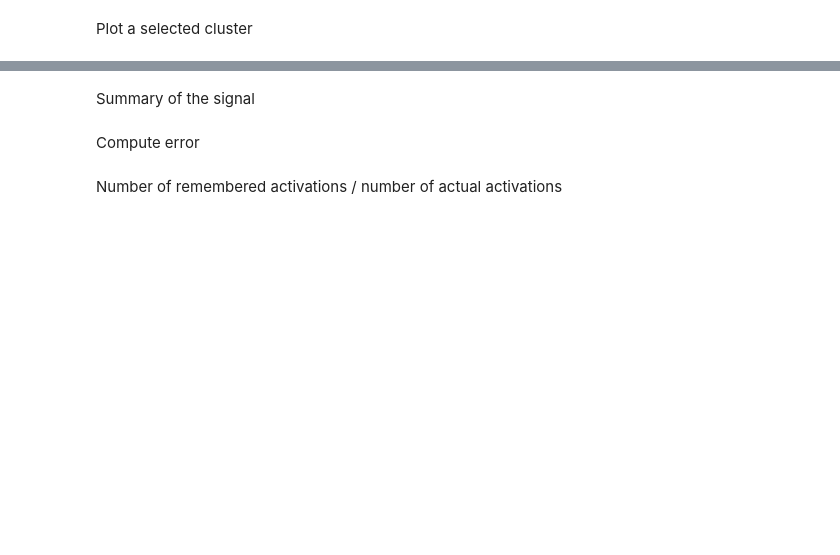
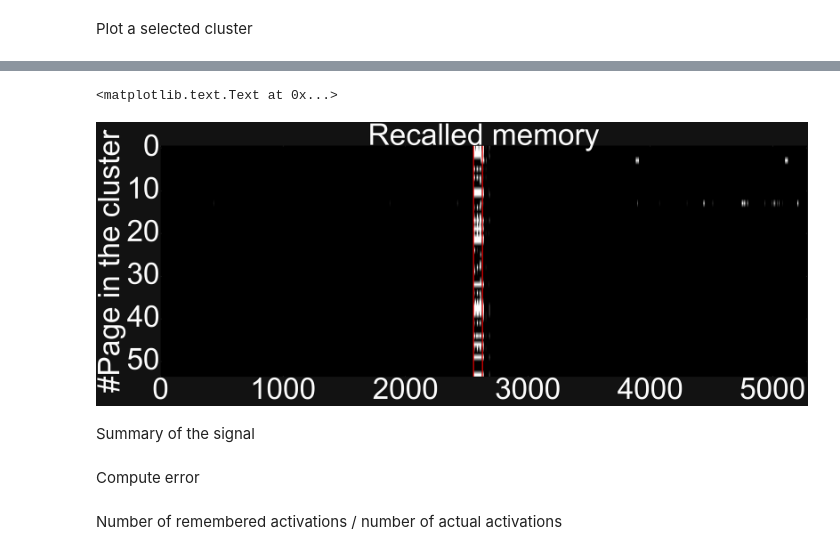
Before and after one commit to mizvol/WikiBrain, a Jupyter notebook: ipython/Memory experiments/Mute.ipynb, the cells around one changed output, grey strips where cells are left out. Drawn from its saved outputs; the diff is of its cells as text; code cells hidden in the pictures; blank space fills up the shorter version.

```diff
--- a/ipython/Memory experiments/Mute.ipynb
+++ b/ipython/Memory experiments/Mute.ipynb
@@ -373,0 +430,17 @@ fig.colorbar(third, ax=ax3)
+# %%
+rcParams['figure.figsize'] = 50, 20
+
+plt.imshow(recalled[cluster_rows, :], cmap="gray", aspect='auto')
+for xc in x_month[1:7]:
+    plt.axvline(x=xc, linewidth=1, color = 'black')
+
+plt.rc('axes', titlesize=150)     # fontsize of the axes title
+plt.rc('axes', labelsize=150)
+
+plt.axvline(x = CHARLIE_START, linewidth=5, color='r')
+plt.axvline(x = CHARLIE_END, linewidth=5, color='r')
+plt.ylabel('#Page in the cluster', color='white')
+plt.title('Recalled memory', color='white')
+# %% [output]
+<matplotlib.text.Text at 0x...>
+[figure, added]
```
Also changed, not shown: parts of 31 cells of this notebook, 2 other files.
